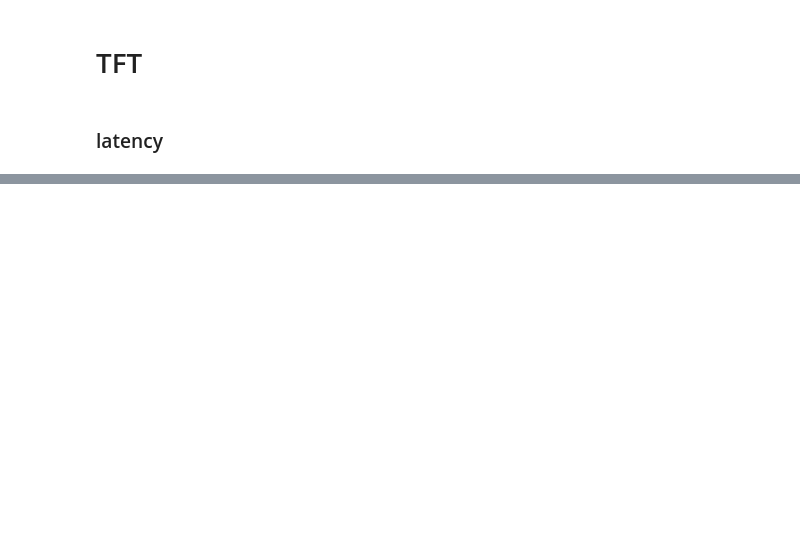
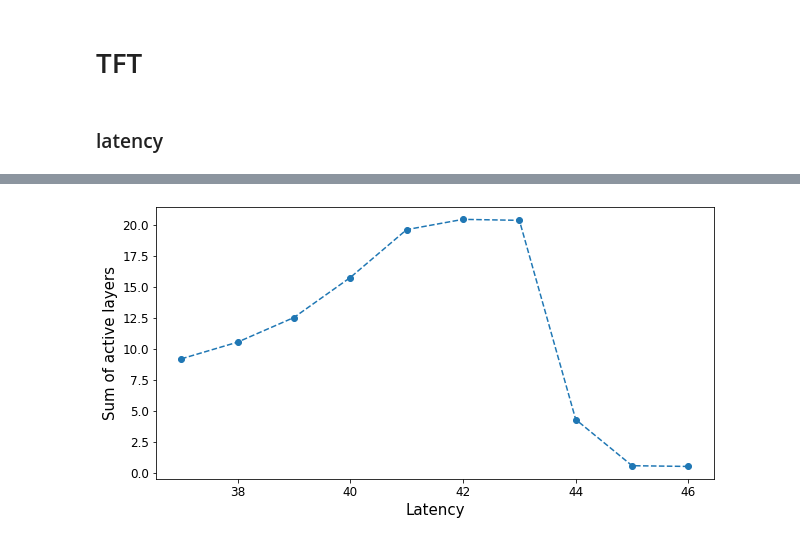
Before and after one commit to chiaramaccani/two_cryst_sim, a Jupyter notebook: TFT_analysis.ipynb, the cells around one changed output, grey strips where cells are left out. Cells and saved outputs as stored; diff of their text form; code cells hidden in the pictures; blank space fills up the shorter version.

```diff
--- a/TFT_analysis.ipynb
+++ b/TFT_analysis.ipynb
@@ -33,0 +59,18 @@ No artists with labels found to put in legend.  Note that artists whose label st
+# %%
+# f = 1 kHz, V_h = 3.370 V, width = 20 ns
+data_09 = {
+    37: 9.20,
+    38: 10.55,
+    39: 12.54,
+    40: 15.77 ,
+    41: 19.64,
+    42: 20.47,
+    43: 20.39,
+    44: 4.30,
+    45: 0.57,
+    46: 0.51
+
+}
+plot(data_09)
+# %% [output]
+[figure, added]
```
Also changed, not shown: parts of 4 cells of this notebook.
